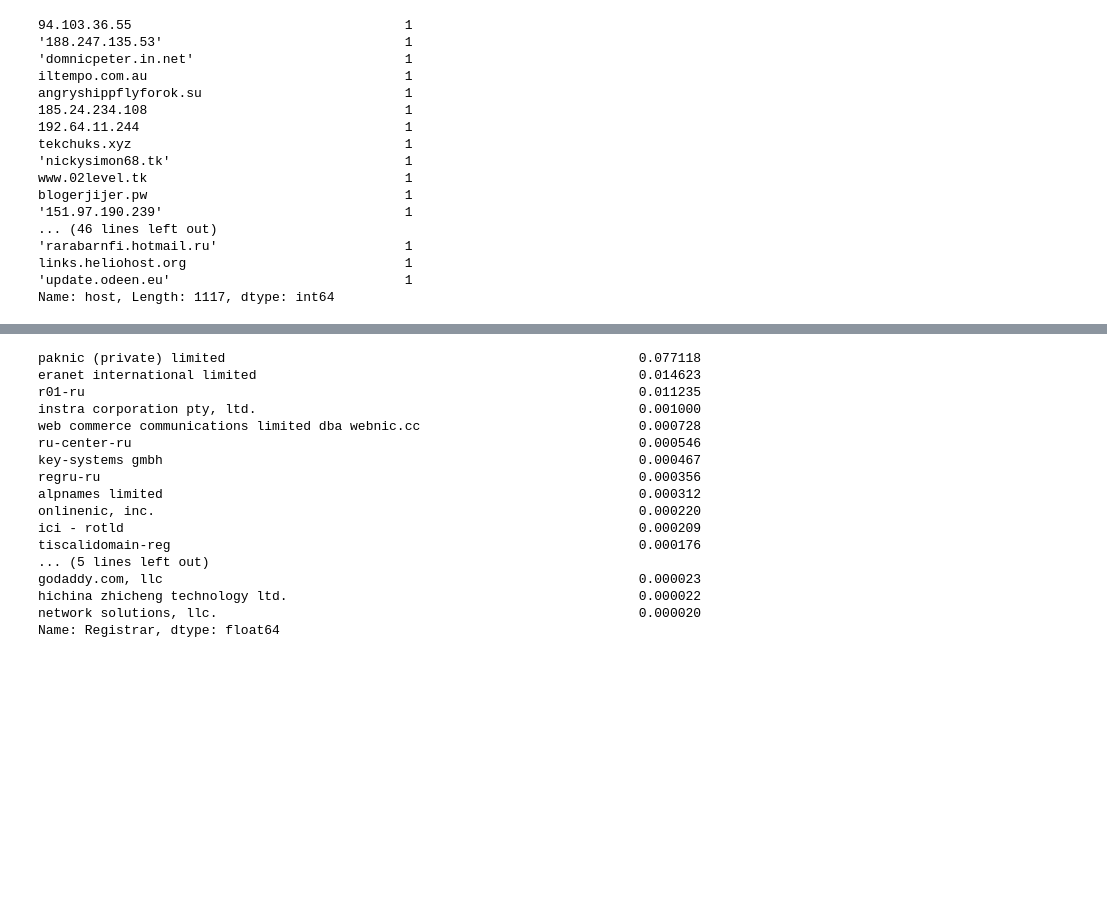
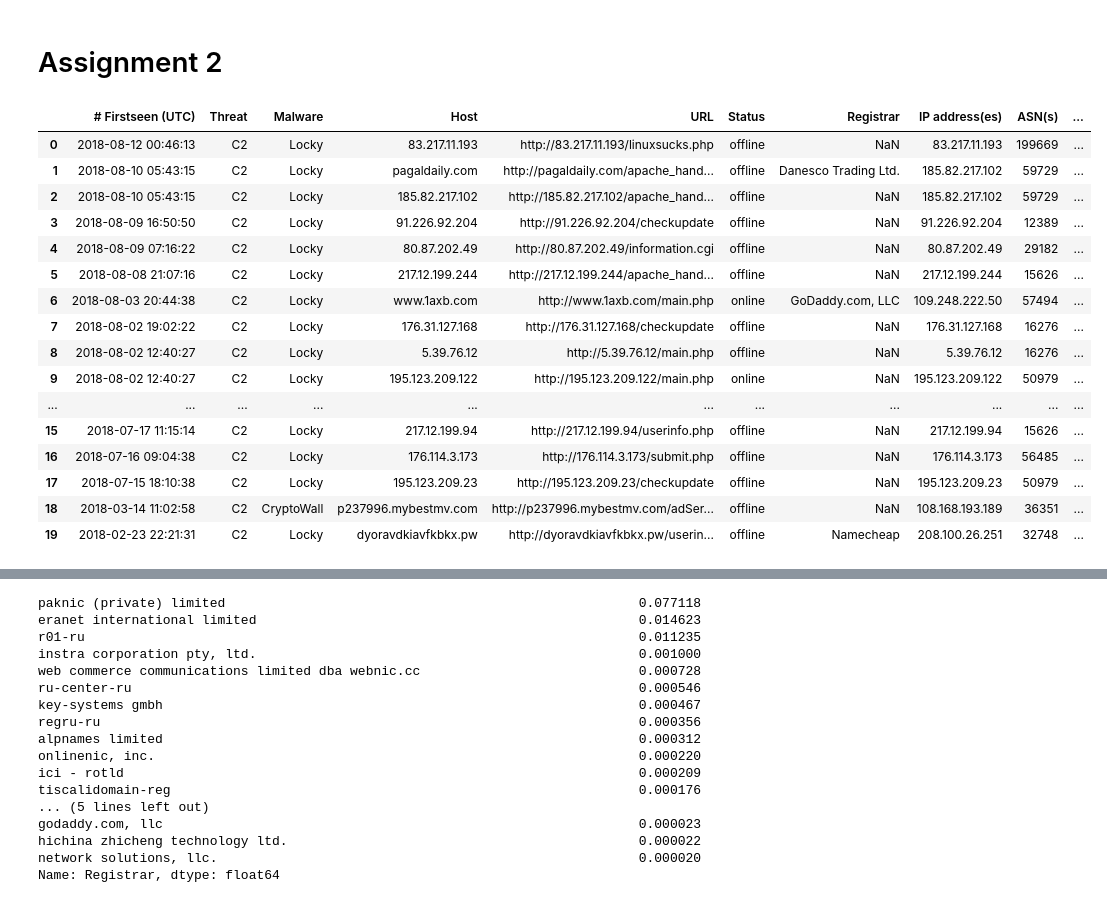
Before and after one commit to MKesteloo/EoCS, a Jupyter notebook: assignment2/assignment2.ipynb, the cells around one changed output, grey strips where cells are left out. Cells and saved outputs as stored; diff of their text form; code cells hidden in the pictures; blank space fills up the shorter version.

```diff
--- a/assignment2/assignment2.ipynb
+++ b/assignment2/assignment2.ipynb
@@ -37,22 +1,30 @@ pd.DataFrame.head(df, 50)
-# %%
-df["host"].value_counts()
-# %% [output]
-94.103.36.55                                   1
-'188.247.135.53'                               1
-'domnicpeter.in.net'                           1
-iltempo.com.au                                 1
-angryshippflyforok.su                          1
-185.24.234.108                                 1
-192.64.11.244                                  1
-tekchuks.xyz                                   1
-'nickysimon68.tk'                              1
-www.02level.tk                                 1
-blogerjijer.pw                                 1
-'151.97.190.239'                               1
-... (46 lines left out)
-'rarabarnfi.hotmail.ru'                        1
-links.heliohost.org                            1
-'update.odeen.eu'                              1
-Name: host, Length: 1117, dtype: int64
+# %% [markdown]
+# Assignment 2
 # %%
+# imports
+import numpy as np
+import matplotlib.pyplot as plt
+import pandas as pd
+%matplotlib inline
+
+# read data set
 ransomware_data = pd.read_csv("dataset_ransomware.csv", sep=',', parse_dates=True, header=8, encoding = "ISO-8859-1")
+ransomware_data.head(20)
+# %% [output]
+|  | # Firstseen (UTC) | Threat | Malware | Host | URL | Status | Registrar | IP address(es) | ASN(s) | ... |
+| 0 | 2018-08-12 00:46:13 | C2 | Locky | 83.217.11.193 | http://83.217.11.193/linuxsucks.php | offline | NaN | 83.217.11.193 | 199669 | ... |
+| 1 | 2018-08-10 05:43:15 | C2 | Locky | pagaldaily.com | http://pagaldaily.com/apache_hand... | offline | Danesco Trading Ltd. | 185.82.217.102 | 59729 | ... |
+| 2 | 2018-08-10 05:43:15 | C2 | Locky | 185.82.217.102 | http://185.82.217.102/apache_hand... | offline | NaN | 185.82.217.102 | 59729 | ... |
+| 3 | 2018-08-09 16:50:50 | C2 | Locky | 91.226.92.204 | http://91.226.92.204/checkupdate | offline | NaN | 91.226.92.204 | 12389 | ... |
+| 4 | 2018-08-09 07:16:22 | C2 | Locky | 80.87.202.49 | http://80.87.202.49/information.cgi | offline | NaN | 80.87.202.49 | 29182 | ... |
+| 5 | 2018-08-08 21:07:16 | C2 | Locky | 217.12.199.244 | http://217.12.199.244/apache_hand... | offline | NaN | 217.12.199.244 | 15626 | ... |
+| 6 | 2018-08-03 20:44:38 | C2 | Locky | www.1axb.com | http://www.1axb.com/main.php | online | GoDaddy.com, LLC | 109.248.222.50 | 57494 | ... |
+| 7 | 2018-08-02 19:02:22 | C2 | Locky | 176.31.127.168 | http://176.31.127.168/checkupdate | offline | NaN | 176.31.127.168 | 16276 | ... |
+| 8 | 2018-08-02 12:40:27 | C2 | Locky | 5.39.76.12 | http://5.39.76.12/main.php | offline | NaN | 5.39.76.12 | 16276 | ... |
+| 9 | 2018-08-02 12:40:27 | C2 | Locky | 195.123.209.122 | http://195.123.209.122/main.php | online | NaN | 195.123.209.122 | 50979 | ... |
+| ... | ... | ... | ... | ... | ... | ... | ... | ... | ... | ... |
+| 15 | 2018-07-17 11:15:14 | C2 | Locky | 217.12.199.94 | http://217.12.199.94/userinfo.php | offline | NaN | 217.12.199.94 | 15626 | ... |
+| 16 | 2018-07-16 09:04:38 | C2 | Locky | 176.114.3.173 | http://176.114.3.173/submit.php | offline | NaN | 176.114.3.173 | 56485 | ... |
+| 17 | 2018-07-15 18:10:38 | C2 | Locky | 195.123.209.23 | http://195.123.209.23/checkupdate | offline | NaN | 195.123.209.23 | 50979 | ... |
+| 18 | 2018-03-14 11:02:58 | C2 | CryptoWall | p237996.mybestmv.com | http://p237996.mybestmv.com/adSer... | offline | NaN | 108.168.193.189 | 36351 | ... |
+| 19 | 2018-02-23 22:21:31 | C2 | Locky | dyoravdkiavfkbkx.pw | http://dyoravdkiavfkbkx.pw/userin... | offline | Namecheap | 208.100.26.251 | 32748 | ... |
```
Also changed, not shown: parts of 9 cells of this notebook, 2 other files.
